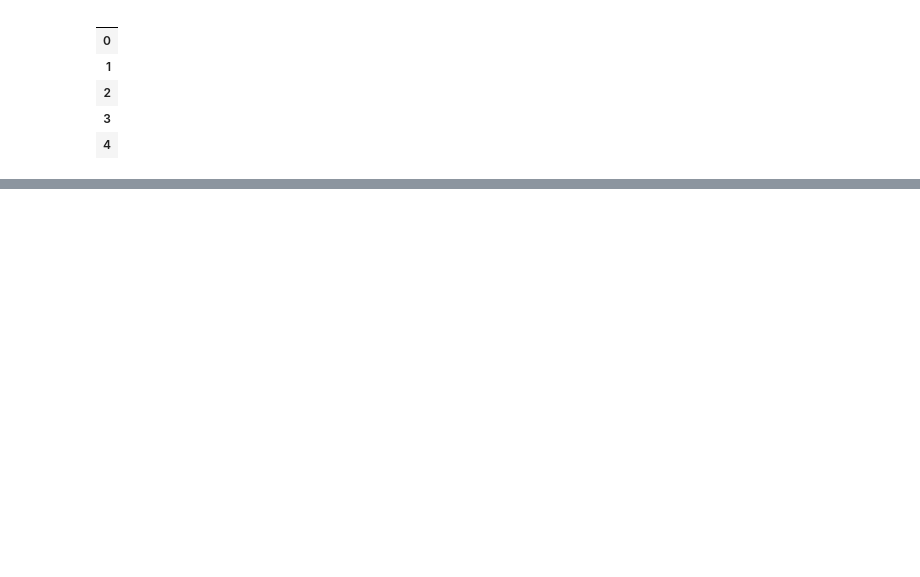
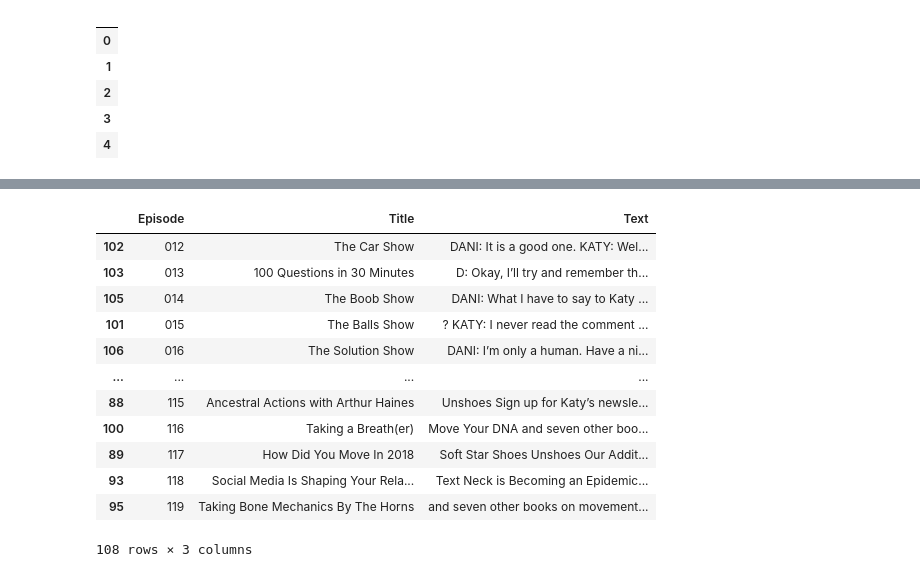
Before and after one commit to Data-Science-for-Linguists-2021/Linguistic-Styles-of-Podcasts, a Jupyter notebook: spiders/Move-Your-DNA.ipynb, the cells around one changed output, grey strips where cells are left out. Cells and saved outputs as stored; diff of their text form; code cells hidden in the pictures; blank space fills up the shorter version.

```diff
--- a/spiders/Move-Your-DNA.ipynb
+++ b/spiders/Move-Your-DNA.ipynb
@@ -177,0 +203,3 @@ myDNA_df.head()
+# %%
+myDNA_df['Episode'] = myDNA_df.Episode.map(lambda e: ep_order(e))
+myDNA_df.Episode
@@ -177,0 +219,17 @@ myDNA_df.head()
+# %%
+myDNA_df = myDNA_df.sort_values(by=['Episode'])
+myDNA_df
+# %% [output]
+|  | Episode | Title | Text |
+| 102 | 012 | The Car Show | DANI: It is a good one. KATY: Wel... |
+| 103 | 013 | 100 Questions in 30 Minutes | D: Okay, I’ll try and remember th... |
+| 105 | 014 | The Boob Show | DANI: What I have to say to Katy ... |
+| 101 | 015 | The Balls Show | ? KATY: I never read the comment ... |
+| 106 | 016 | The Solution Show | DANI: I’m only a human. Have a ni... |
+| ... | ... | ... | ... |
+| 88 | 115 | Ancestral Actions with Arthur Haines | Unshoes Sign up for Katy’s newsle... |
+| 100 | 116 | Taking a Breath(er) | Move Your DNA and seven other boo... |
+| 89 | 117 | How Did You Move In 2018 | Soft Star Shoes Unshoes Our Addit... |
+| 93 | 118 | Social Media Is Shaping Your Rela... | Text Neck is Becoming an Epidemic... |
+| 95 | 119 | Taking Bone Mechanics By The Horns | and seven other books on movement... |
+108 rows × 3 columns
```
Also changed, not shown: parts of 12 cells of this notebook, 10 other files.
